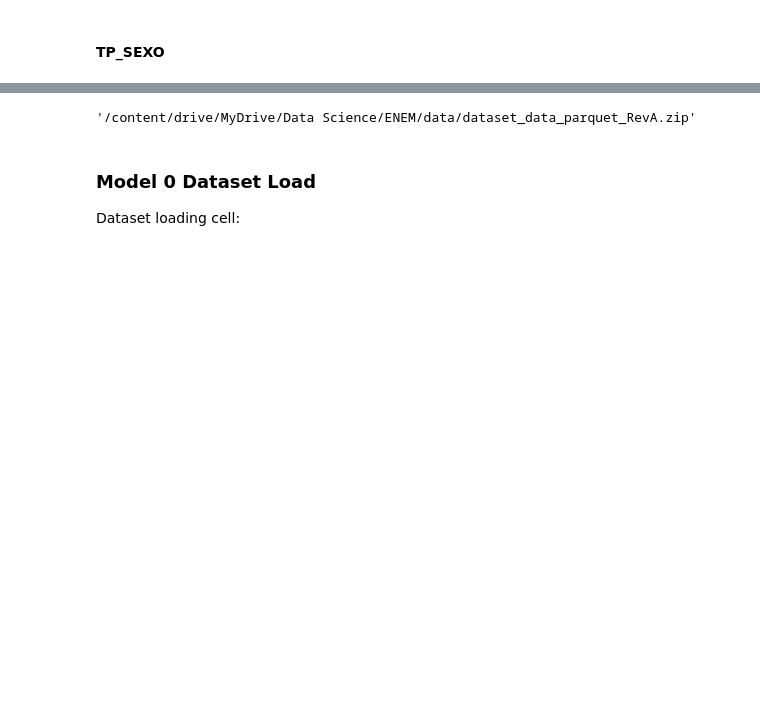
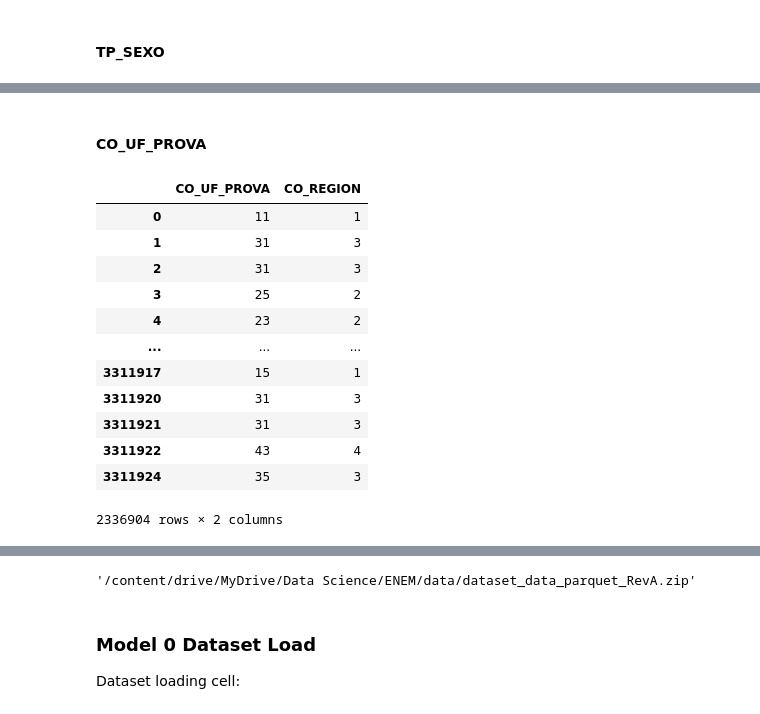
Before and after one commit to higorpr/ENEM_Exploration_Analysis, a Jupyter notebook: ENEM_Exploratory_Analysis.ipynb, the cells around one changed output, grey strips where cells are left out. Cells and saved outputs as stored; diff of their text form; code cells hidden in the pictures; blank space fills up the shorter version.

```diff
--- a/ENEM_Exploratory_Analysis.ipynb
+++ b/ENEM_Exploratory_Analysis.ipynb
@@ -3220,0 +3235,20 @@ df_dataset.head()
+# %%
+# Feature: TP_ANO_CONCLUIU
+
+def GroupYears(string):
+
+
+    # Creating grouping lists
+    not_informed = [0]
+    young = [1, 2]
+    experienced = [3, 4, 5]
+    old = [6, 7, 8, 9, 10, 11, 12]
+    very_old = [13]
+    years = {0:not_informed, 1:young, 2:experienced, 3:old, 4:very_old}
+
+    for i in years:
+        if string in years[i]:
+            return i
+# %%
+df_dataset['TP_ANO_CONCLUIU'] = df_dataset['TP_ANO_CONCLUIU'].apply(GroupYears)
+df_dataset['TP_ANO_CONCLUIU'].head(20)
@@ -3220,0 +3273,2 @@ df_dataset.head()
+# %% [markdown]
+#### CO_UF_PROVA
@@ -3230,11 +3289,33 @@ def GroupStates(string):
         token: Tokenization of sex string
     '''
 
+    # Creating list for all Brazilian regions
+    SE = [31, 32, 33, 35]
+    S = [41, 42, 43]
+    NE = [21, 22, 23, 24, 25, 26, 27, 28, 29]
+    N = [11, 12, 13, 14, 15, 16, 17]
+    CW = [50, 51, 52, 53]
+    regions = {1:N, 2:NE, 3:SE, 4:S, 5:CW}
 
-# Creating list for all Brazilian regions
-SE = ['RJ', 'SP', 'ES', 'MG']
-S = ['SC', 'PR', 'RS']
-NE = ['MA', 'PI', 'RN', 'CE', 'PB', 'BA', 'PB', 'AL', 'SE']
-N = ['AM', 'AC', 'RO', 'RR', 'AP', 'PA', 'TO']
-CW = ['DF', 'GO', 'MT', 'MS']
-regions = {0:SE, 1:S, 2:NE, 3:N, 4:CW}
+    for i in regions:
+        if string in regions[i]:
+            return i
+# %%
+df_dataset['CO_REGION'] = df_dataset['CO_UF_PROVA'].apply(GroupStates)
+# %%
+# Result check
+df_dataset[['CO_UF_PROVA', 'CO_REGION']]
+# %% [output]
+|  | CO_UF_PROVA | CO_REGION |
+| 0 | 11 | 1 |
+| 1 | 31 | 3 |
+| 2 | 31 | 3 |
+| 3 | 25 | 2 |
+| 4 | 23 | 2 |
+| ... | ... | ... |
+| 3311917 | 15 | 1 |
+| 3311920 | 31 | 3 |
+| 3311921 | 31 | 3 |
+| 3311922 | 43 | 4 |
+| 3311924 | 35 | 3 |
+2336904 rows × 2 columns
```
Also changed, not shown: parts of 36 cells of this notebook.
